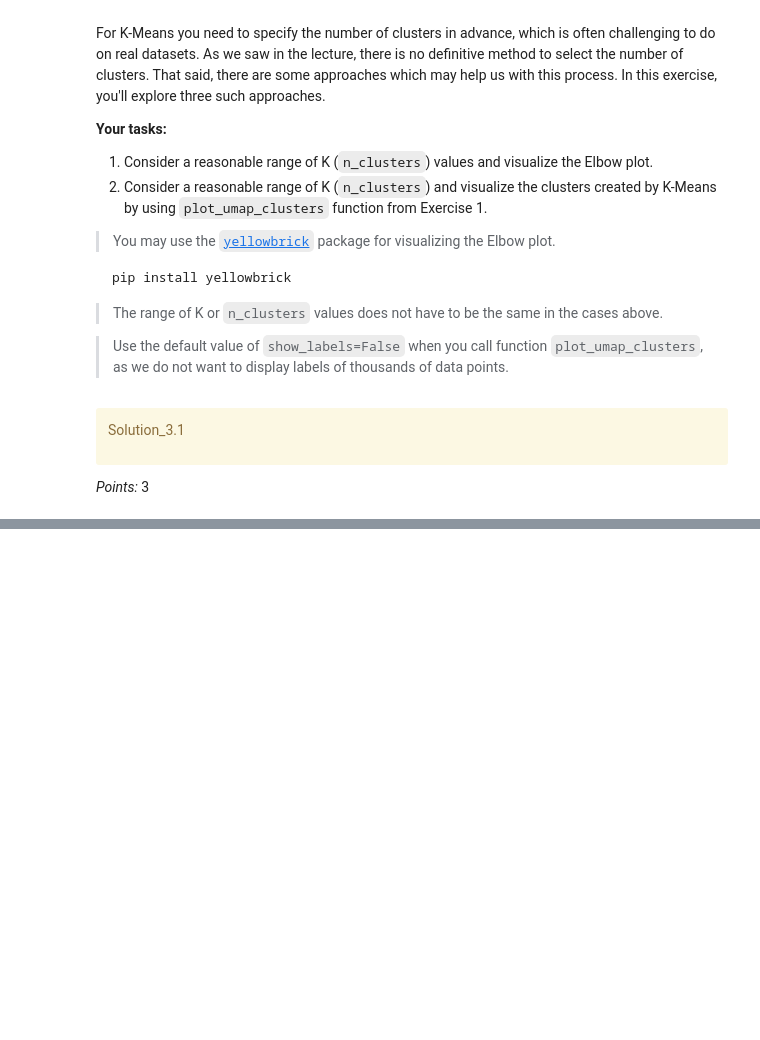
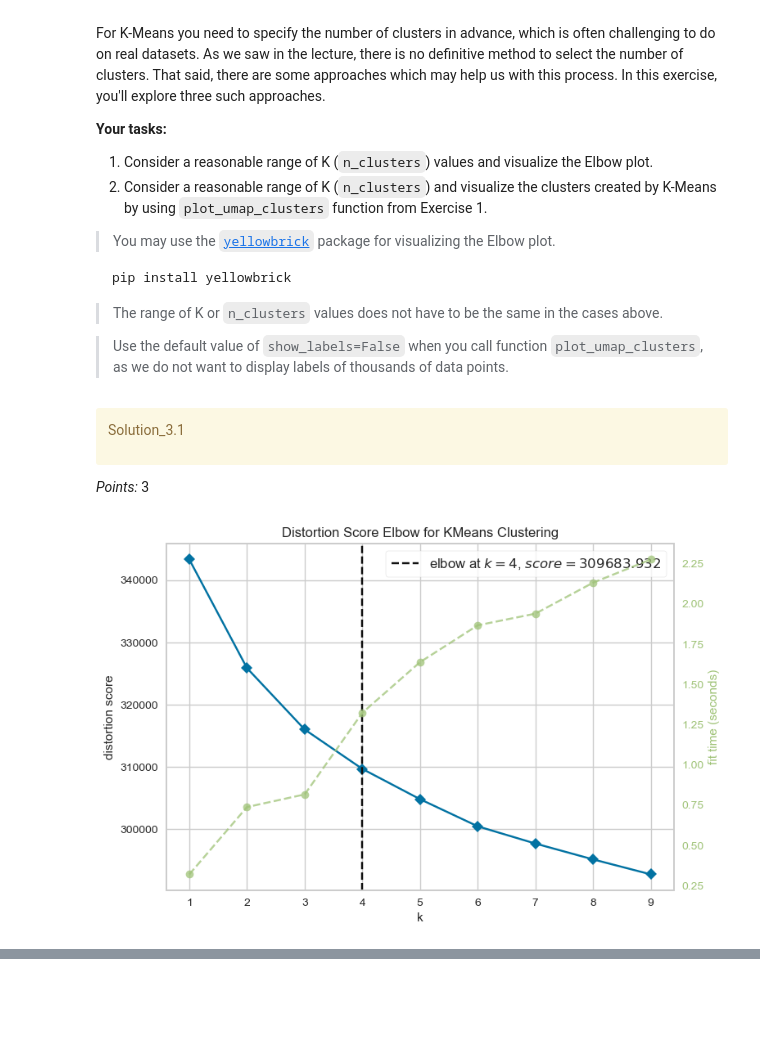
Before and after one commit to Nick-zhen/ML-Project, a Jupyter notebook: hw6/hw6.ipynb, the cells around one changed output, grey strips where cells are left out. Drawn from its saved outputs; the diff is of its cells as text; code cells hidden in the pictures; blank space fills up the shorter version.

```diff
--- a/hw6/hw6.ipynb
+++ b/hw6/hw6.ipynb
@@ -656,0 +651,11 @@ _Points:_ 3
+# %%
+# adopted form lecture 14
+from yellowbrick.cluster import KElbowVisualizer
+
+model = KMeans()
+visualizer = KElbowVisualizer(model, k=(1, 10))
+
+visualizer.fit(embeddings_df)  # Fit the data to the visualizer
+visualizer.show();
+# %% [output]
+[figure, added]
```
Also changed, not shown: parts of 24 cells of this notebook.
